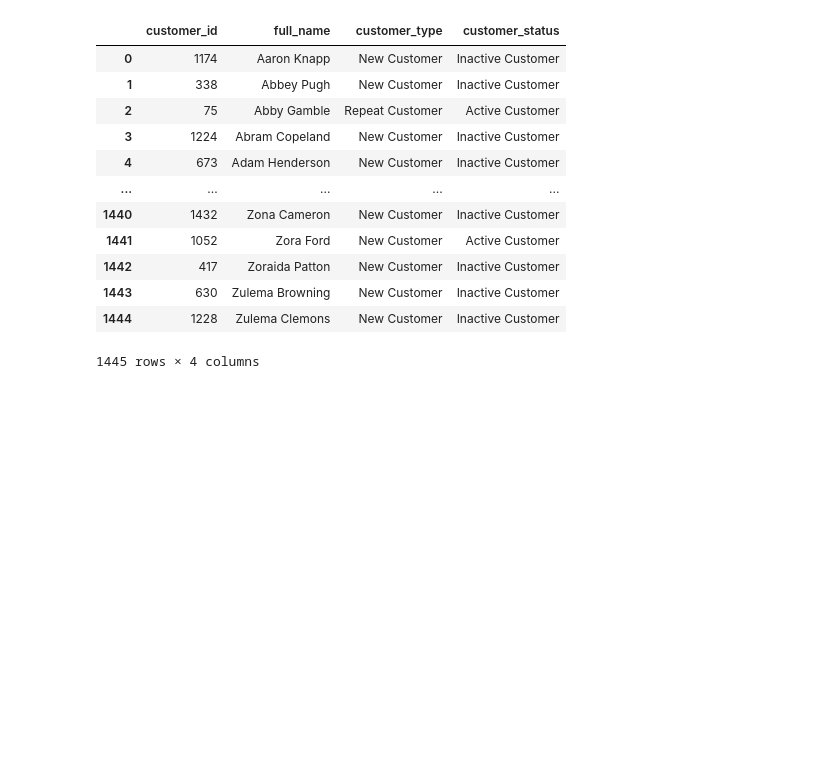
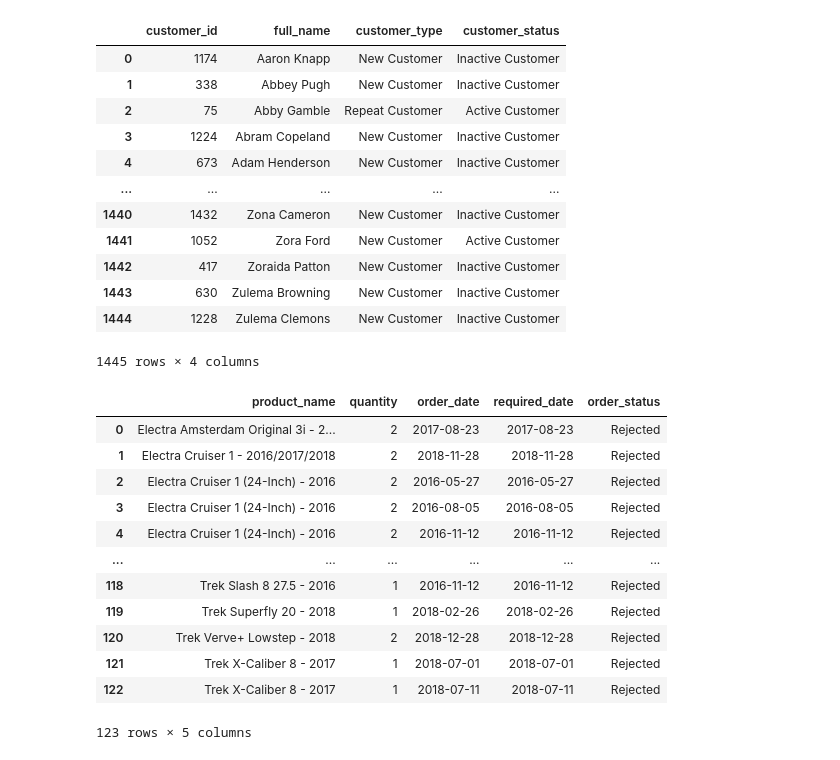
Before and after one commit to ddatnguyen97/SQL-Bike-Retail-Queries, a Jupyter notebook: Bike Store Queries.ipynb, the cells around one changed output. Saved outputs shown, nothing was run; the diff lists cells and outputs as text; code cells hidden in the pictures; blank space fills up the shorter version.

```diff
--- a/Bike Store Queries.ipynb
+++ b/Bike Store Queries.ipynb
@@ -423,0 +447,17 @@ df
+# %%
+df = pd.read_sql('select * from rejected_orders_tracking', connection)
+df
+# %% [output]
+|  | product_name | quantity | order_date | required_date | order_status |
+| 0 | Electra Amsterdam Original 3i - 2... | 2 | 2017-08-23 | 2017-08-23 | Rejected |
+| 1 | Electra Cruiser 1 - 2016/2017/2018 | 2 | 2018-11-28 | 2018-11-28 | Rejected |
+| 2 | Electra Cruiser 1 (24-Inch) - 2016 | 2 | 2016-05-27 | 2016-05-27 | Rejected |
+| 3 | Electra Cruiser 1 (24-Inch) - 2016 | 2 | 2016-08-05 | 2016-08-05 | Rejected |
+| 4 | Electra Cruiser 1 (24-Inch) - 2016 | 2 | 2016-11-12 | 2016-11-12 | Rejected |
+| ... | ... | ... | ... | ... | ... |
+| 118 | Trek Slash 8 27.5 - 2016 | 1 | 2016-11-12 | 2016-11-12 | Rejected |
+| 119 | Trek Superfly 20 - 2018 | 1 | 2018-02-26 | 2018-02-26 | Rejected |
+| 120 | Trek Verve+ Lowstep - 2018 | 2 | 2018-12-28 | 2018-12-28 | Rejected |
+| 121 | Trek X-Caliber 8 - 2017 | 1 | 2018-07-01 | 2018-07-01 | Rejected |
+| 122 | Trek X-Caliber 8 - 2017 | 1 | 2018-07-11 | 2018-07-11 | Rejected |
+123 rows × 5 columns
```
Also changed, not shown: parts of 6 cells of this notebook.
